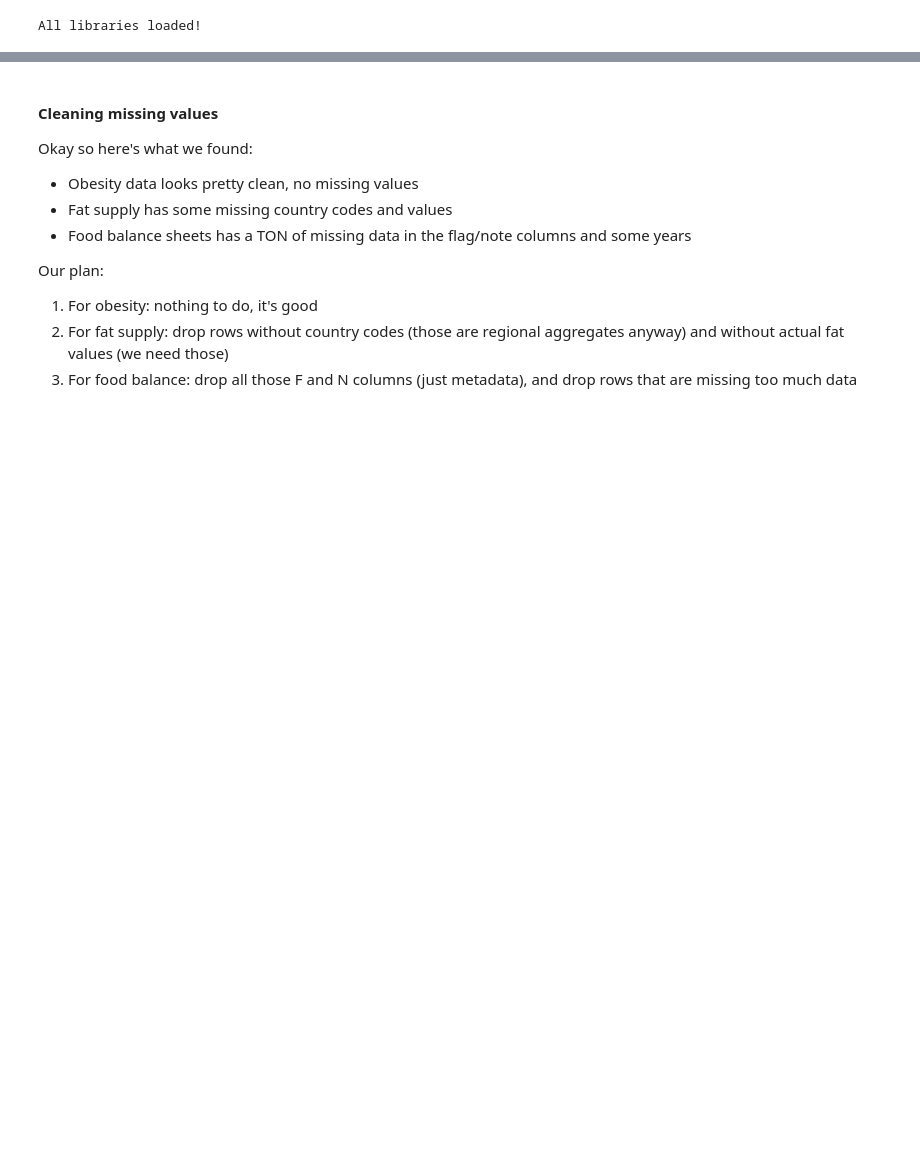
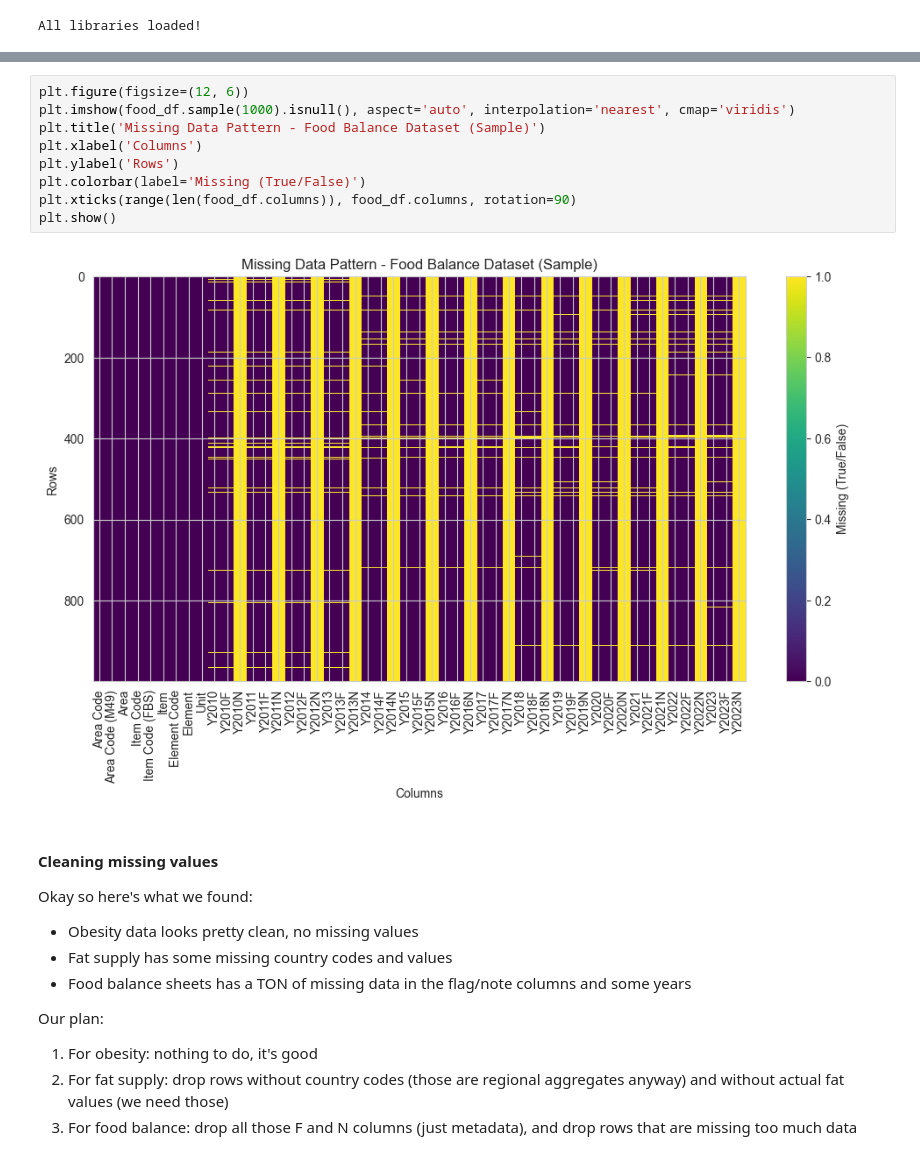
Before and after one commit to Srivats242/DataAnalysisFinalProject, a Jupyter notebook: Final Project.ipynb, the cells around one changed output, grey strips where cells are left out. Cells and saved outputs as stored; diff of their text form; blank space fills up the shorter version.

```diff
--- a/Final Project.ipynb
+++ b/Final Project.ipynb
@@ -172,3 +237,14 @@ except:
+# %%
+plt.figure(figsize=(12, 6))
+plt.imshow(food_df.sample(1000).isnull(), aspect='auto', interpolation='nearest', cmap='viridis')
+plt.title('Missing Data Pattern - Food Balance Dataset (Sample)')
+plt.xlabel('Columns')
+plt.ylabel('Rows')
+plt.colorbar(label='Missing (True/False)')
+plt.xticks(range(len(food_df.columns)), food_df.columns, rotation=90)
+plt.show()
+# %% [output]
+[figure, added]
 # %% [markdown]
 #### Cleaning missing values
 
```
Also changed, not shown: parts of 30 cells of this notebook.
